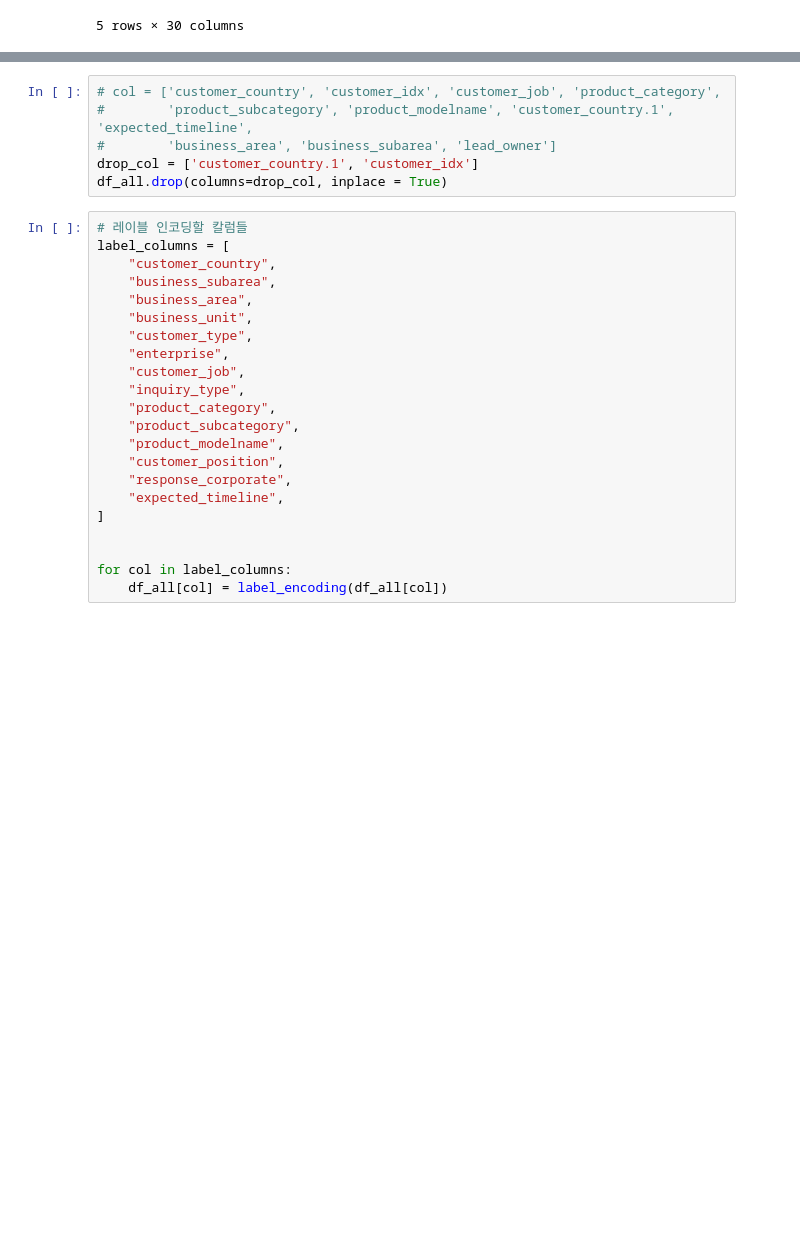
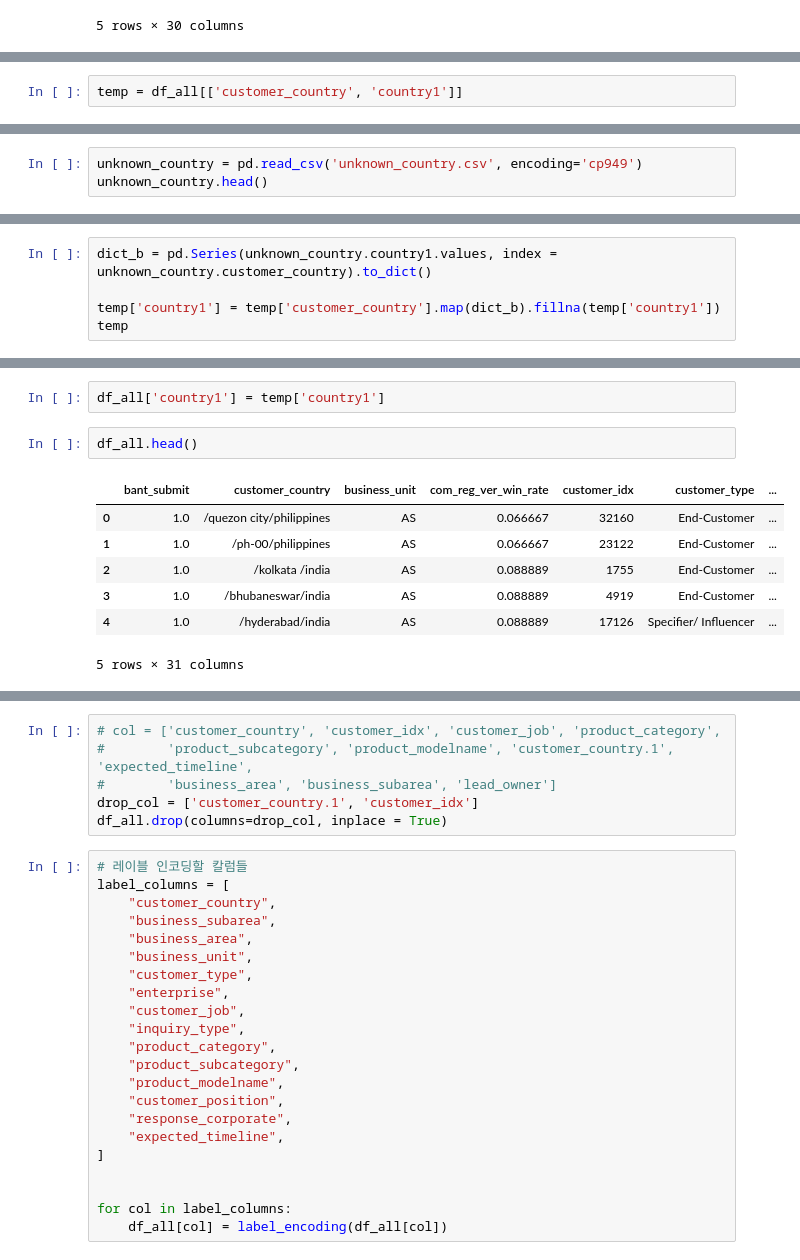
Before and after one commit to Junoflows/LG_Aimers_phase2, a Jupyter notebook: country_processing.ipynb, the cells around one changed output, grey strips where cells are left out. Drawn from its saved outputs; the diff is of its cells as text; blank space fills up the shorter version.

```diff
--- a/practice.ipynb
+++ b/country_processing.ipynb
@@ -100,0 +145,2 @@ country.to_csv('country1.csv', index = 0)
+# %%
+temp = df_all[['customer_country', 'country1']]
@@ -100,0 +171,3 @@ country.to_csv('country1.csv', index = 0)
+# %%
+unknown_country = pd.read_csv('unknown_country.csv', encoding='cp949')
+unknown_country.head()
@@ -100,0 +181,5 @@ country.to_csv('country1.csv', index = 0)
+# %%
+dict_b = pd.Series(unknown_country.country1.values, index = unknown_country.customer_country).to_dict()
+
+temp['country1'] = temp['customer_country'].map(dict_b).fillna(temp['country1'])
+temp
@@ -100,0 +200,12 @@ country.to_csv('country1.csv', index = 0)
+# %%
+df_all['country1'] = temp['country1']
+# %%
+df_all.head()
+# %% [output]
+|  | bant_submit | customer_country | business_unit | com_reg_ver_win_rate | customer_idx | customer_type | ... |
+| 0 | 1.0 | /quezon city/philippines | AS | 0.066667 | 32160 | End-Customer | ... |
+| 1 | 1.0 | /ph-00/philippines | AS | 0.066667 | 23122 | End-Customer | ... |
+| 2 | 1.0 | /kolkata /india | AS | 0.088889 | 1755 | End-Customer | ... |
+| 3 | 1.0 | /bhubaneswar/india | AS | 0.088889 | 4919 | End-Customer | ... |
+| 4 | 1.0 | /hyderabad/india | AS | 0.088889 | 17126 | Specifier/ Influencer | ... |
+5 rows × 31 columns
```
Also changed, not shown: parts of 16 cells of this notebook, 3 other files.
